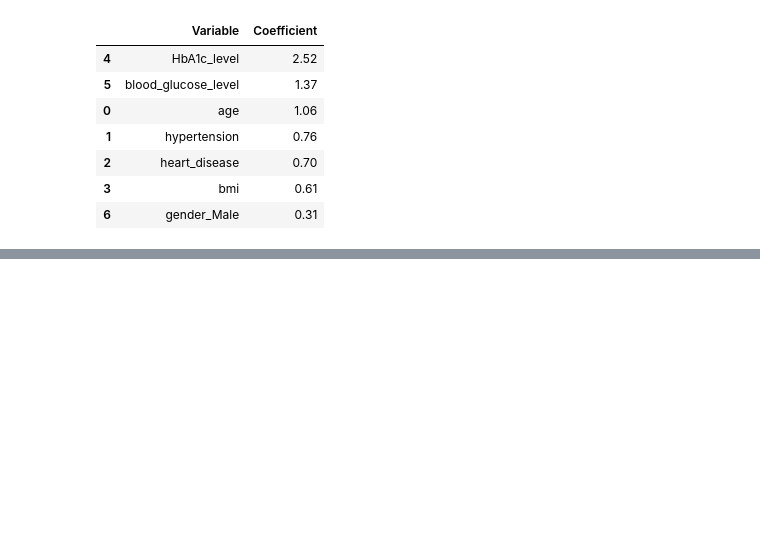
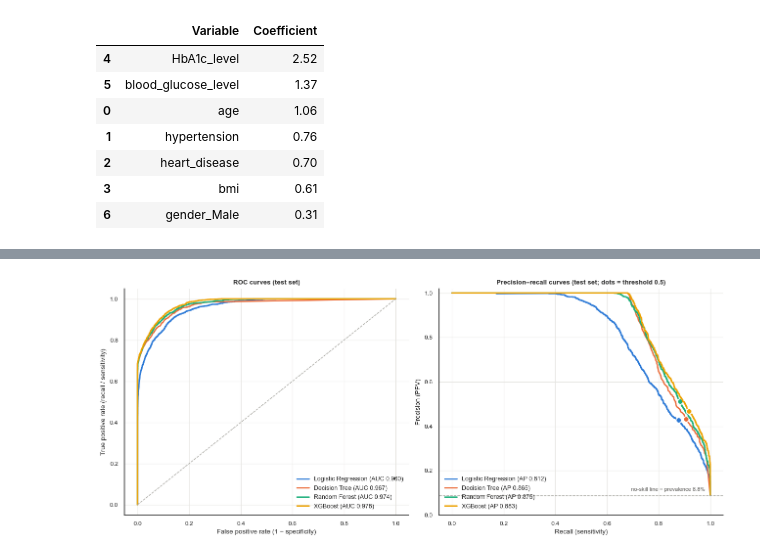
Before and after one commit to Aaminvh/Diabetes-prediction, a Jupyter notebook: Notebook/analysis.ipynb, the cells around one changed output, grey strips where cells are left out. Cells and saved outputs as stored; diff of their text form; code cells hidden in the pictures; blank space fills up the shorter version.

```diff
--- a/Notebook/analysis.ipynb
+++ b/Notebook/analysis.ipynb
@@ -1173,0 +1302,15 @@ coef_table.sort_values("Coefficient", ascending=False)
+# %%
+test_rows, test_proba = {}, {}
+for name, pipe in pipelines.items():
+    pipe.fit(X_tr, y_tr)
+    proba = pipe.predict_proba(X_te)[:, 1]
+    pred = (proba >= 0.5).astype(int)
+    test_proba[name] = proba
+    test_rows[name] = {"ROC-AUC": roc_auc_score(y_te, proba), "PR-AUC": average_precision_score(y_te, proba),
+                       "Recall": recall_score(y_te, pred), "Precision": precision_score(y_te, pred),
+                       "F1": f1_score(y_te, pred), "Missed diabetics": ((pred == 0) & (y_te == 1)).sum(),
+                       "False alarms": ((pred == 1) & (y_te == 0)).sum()}
+
+test_table = pd.DataFrame(test_rows).T.astype({"Missed diabetics": int, "False alarms": int})
+test_table.index.name = "Held-out test set (threshold 0.5)"
+test_table.style.format("{:.3f}", subset=["ROC-AUC", "PR-AUC", "Recall", "Precision", "F1"])
@@ -1173,0 +1329,31 @@ coef_table.sort_values("Coefficient", ascending=False)
+# %%
+MODEL_COLORS = {"Logistic Regression": "#2a78d6", "Decision Tree": "#eb6834",
+                "Random Forest": "#1baf7a", "XGBoost": "#eda100"}
+
+fig, axes = plt.subplots(1, 2, figsize=(13, 5.5))
+for name, proba in test_proba.items():
+    color = MODEL_COLORS[name]
+    fpr, tpr, _ = roc_curve(y_te, proba)
+    axes[0].plot(fpr, tpr, color=color, lw=2, label=f"{name} (AUC {test_rows[name]['ROC-AUC']:.3f})")
+    prec, rec, _ = precision_recall_curve(y_te, proba)
+    axes[1].plot(rec, prec, color=color, lw=2, label=f"{name} (AP {test_rows[name]['PR-AUC']:.3f})")
+    # operating point at the default 0.5 threshold
+    axes[1].plot(test_rows[name]["Recall"], test_rows[name]["Precision"], "o", ms=8, color=color,
+                 markeredgecolor="white", markeredgewidth=1.5)
+
+axes[0].plot([0, 1], [0, 1], color=MUTED, ls="--", lw=1)
+axes[0].set(title="ROC curves (test set)", xlabel="False positive rate (1 − specificity)",
+            ylabel="True positive rate (recall / sensitivity)")
+axes[1].axhline(y_te.mean(), color=MUTED, ls="--", lw=1)
+axes[1].text(0.98, y_te.mean() + 0.02, f"no-skill line = prevalence {y_te.mean():.1%}", ha="right", fontsize=8,
+             color="#52514e")
+axes[1].set(title="Precision–recall curves (test set; dots = threshold 0.5)", xlabel="Recall (sensitivity)",
+            ylabel="Precision (PPV)", ylim=(0, 1.02))
+for ax in axes:
+    ax.spines[["top", "right"]].set_visible(False)   # sns.set() earlier in the notebook reset the EDA style
+    ax.grid(True, color="#e6e5e1", linewidth=0.8)
+    ax.legend(frameon=False, loc="lower left" if ax is axes[1] else "lower right", fontsize=9)
+plt.tight_layout()
+plt.show()
+# %% [output]
+[figure, added]
```
Also changed, not shown: parts of 16 cells of this notebook.
